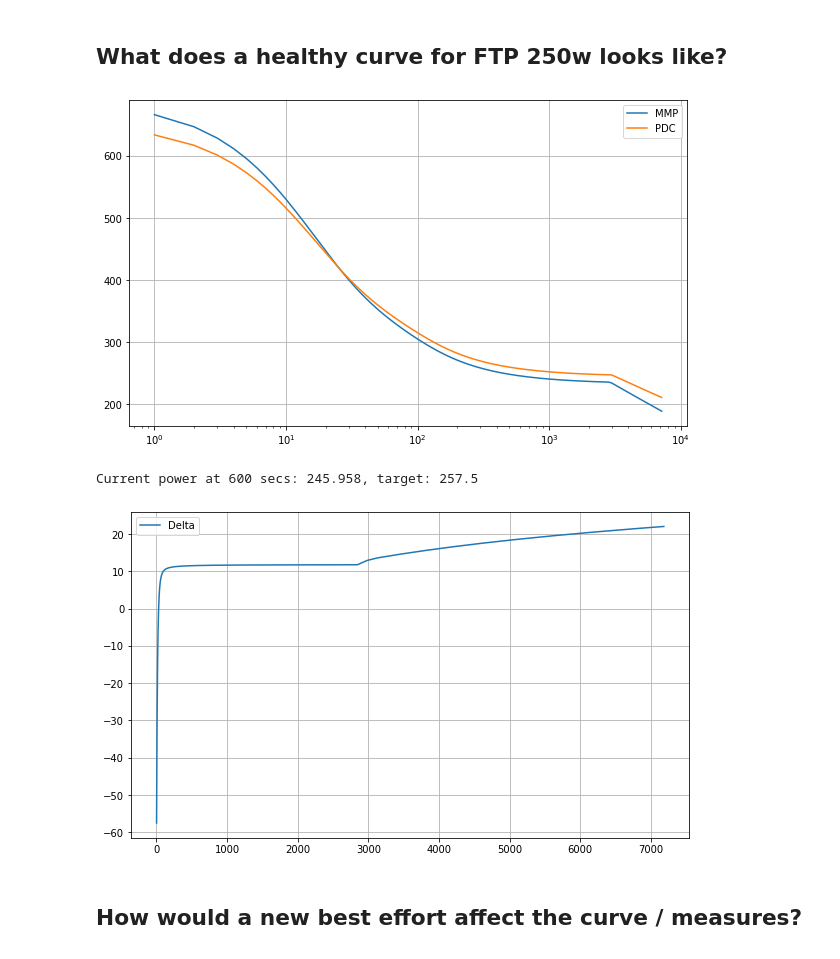
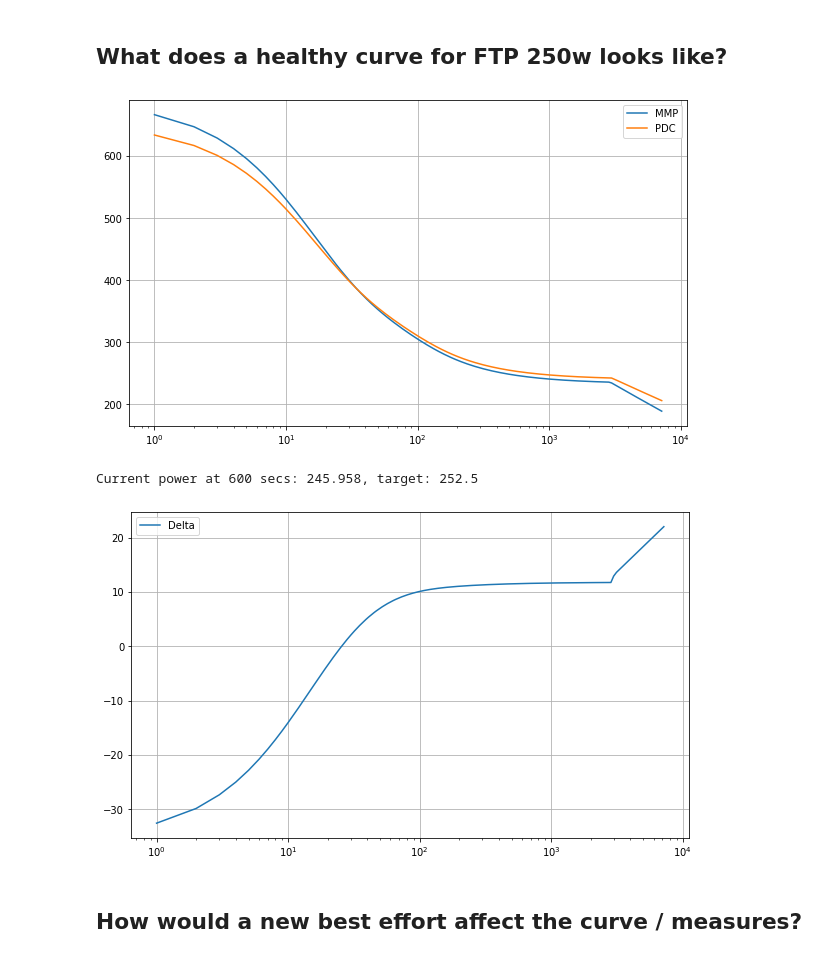
Before and after one commit to jpequegn/wkoAnalysis, a Jupyter notebook: notebooks/PDC Curve Fitting.ipynb, the cells around one changed output. Drawn from its saved outputs; the diff is of its cells as text; code cells hidden in the pictures.

```diff
--- a/notebooks/PDC Curve Fitting.ipynb
+++ b/notebooks/PDC Curve Fitting.ipynb
@@ -106,7 +106,7 @@ plotResiduals(df_x, result)
 ## What does a healthy curve for FTP 250w looks like?
 # %%
 tgt_frc = 7500 # 10k of FRC, maybe 6k for running
-tgt_ftp = 245.  # This would lead to a 175W avg IM power
+tgt_ftp = 240.  # This would lead to a 175W avg IM power
 tgt_tte = 3000  # 30 mins of TTE
 tgt_tau = 11.5
 tgt_tau2 = 25
@@ -115,7 +115,7 @@ tgt_crv = power_curve(df_x, tgt_frc, tgt_ftp, tgt_tte, tgt_tau, tgt_tau2, tgt_a)
 # %%
 plotFittedCurve(df_x, fit, tgt_crv)
 # %% [output]
-[figure, old version]
+[figure, new version]
 # %%
 # Look up target value at a given point in curve
 secs = 600
@@ -123,15 +123,16 @@ i = len(df_x[df_x.lt(secs)])
 
 print("Current power at {} secs: {:n}, target: {:n}".format(secs, fit[i], tgt_crv[i]))
 # %% [output]
-Current power at 600 secs: 245.958, target: 257.5
+Current power at 600 secs: 245.958, target: 252.5
 # %%
 delta = tgt_crv - fit
 plt.figure(figsize=(10,6))
 plt.plot(df_x, delta, label='Delta')
 plt.legend()
+plt.xscale('log')
 plt.grid(True)
 # %% [output]
-[figure, old version]
+[figure, new version]
 # %% [markdown]
 ## How would a new best effort affect the curve / measures?
 # %%
```
Also changed, not shown: parts of 5 cells of this notebook.
